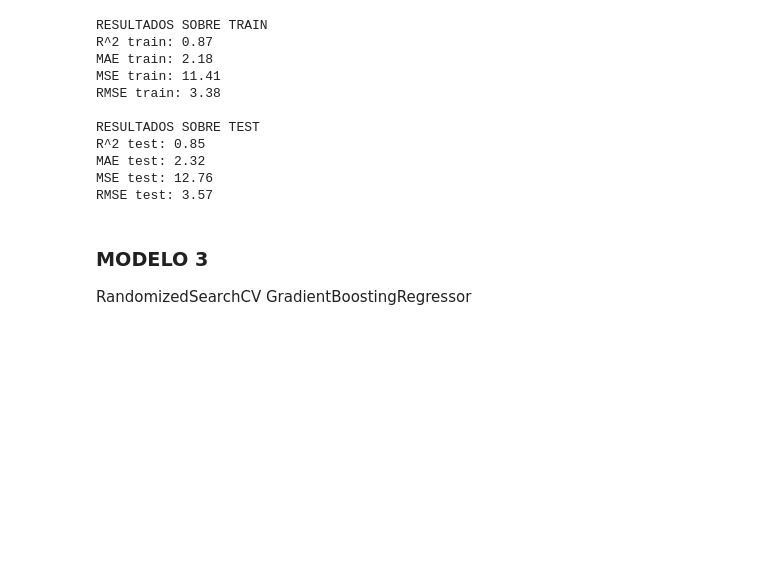
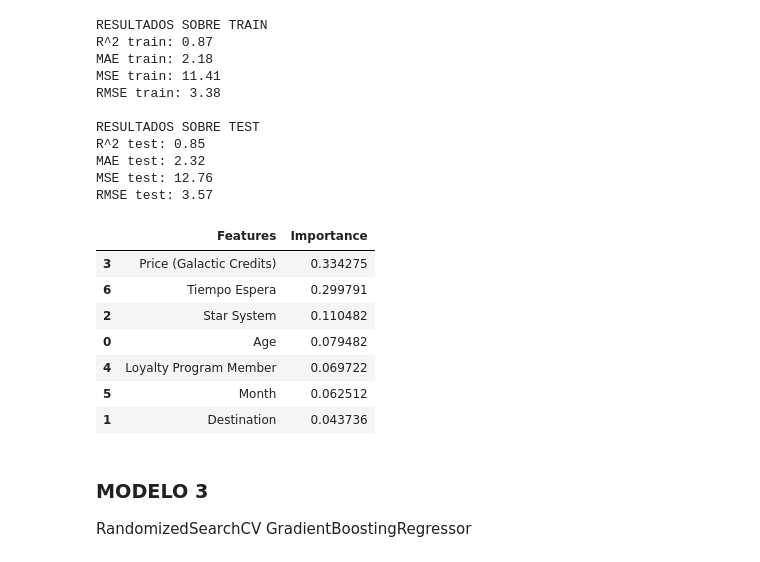
Before and after one commit to aliciamb86/ML-interstellar-travel-satisfaction, a Jupyter notebook: Interstellar Travel Customer Satisfaction Analysis/notebooks/03_Entrenamiento_Evaluacion.ipynb, the cells around one changed output. Saved outputs shown, nothing was run; the diff lists cells and outputs as text; code cells hidden in the pictures; blank space fills up the shorter version.

```diff
--- a/Interstellar Travel Customer Satisfaction Analysis/notebooks/03_Entrenamiento_Evaluacion.ipynb
+++ b/Interstellar Travel Customer Satisfaction Analysis/notebooks/03_Entrenamiento_Evaluacion.ipynb
@@ -56,17 +56,17 @@ y_test = df_test['Customer Satisfaction Score']
 ### MODELO 1
 RandomForestRegressor
 # %%
-# from sklearn.ensemble import RandomForestRegressor
+from sklearn.ensemble import RandomForestRegressor
 
-# trained_model_1 = RandomForestRegressor(n_estimators=100,
-#                                         max_depth=180,
-#                                         max_leaf_nodes=80,
-#                                         random_state=42)
-# trained_model_1.fit(X_train, y_train)
+trained_model_1 = RandomForestRegressor(n_estimators=100,
+                                        max_depth=180,
+                                        max_leaf_nodes=80,
+                                        random_state=42)
+trained_model_1.fit(X_train, y_train)
 
-# filename = '../models/trained_model_1.pkl'
-# with open(filename, 'wb') as archivo_salida:
-#     pickle.dump(trained_model_1, archivo_salida)
+filename = '../models/trained_model_1.pkl'
+with open(filename, 'wb') as archivo_salida:
+    pickle.dump(trained_model_1, archivo_salida)
 # %%
 filename = '../models/trained_model_1.pkl'
 with open(filename, "rb") as archivo_entrada:
@@ -185,6 +185,17 @@ R^2 test: 0.85
 MAE test: 2.32
 MSE test: 12.76
 RMSE test: 3.57
+# %%
+pd.DataFrame({'Features':X_train.columns, 'Importance':trained_model_2.feature_importances_}).sort_values(by='Importance', ascending=False)
+# %% [output]
+|  | Features | Importance |
+| 3 | Price (Galactic Credits) | 0.334275 |
+| 6 | Tiempo Espera | 0.299791 |
+| 2 | Star System | 0.110482 |
+| 0 | Age | 0.079482 |
+| 4 | Loyalty Program Member | 0.069722 |
+| 5 | Month | 0.062512 |
+| 1 | Destination | 0.043736 |
 # %% [markdown]
 ### MODELO 3
 RandomizedSearchCV GradientBoostingRegressor
```
Also changed, not shown: parts of 10 cells of this notebook, 1 other file.
